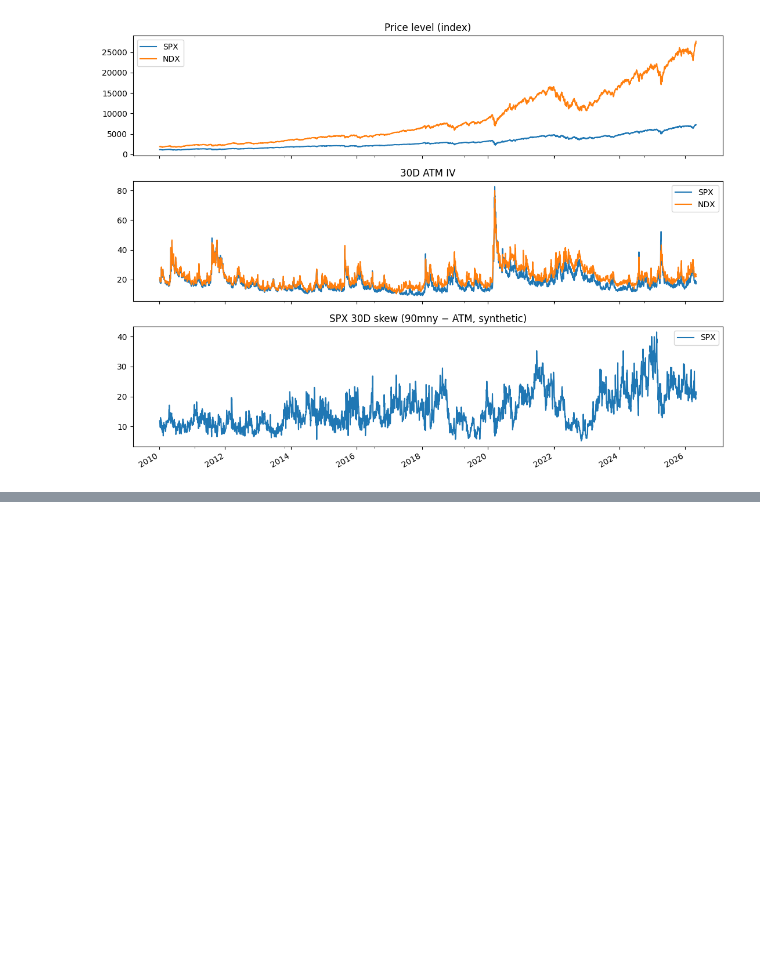
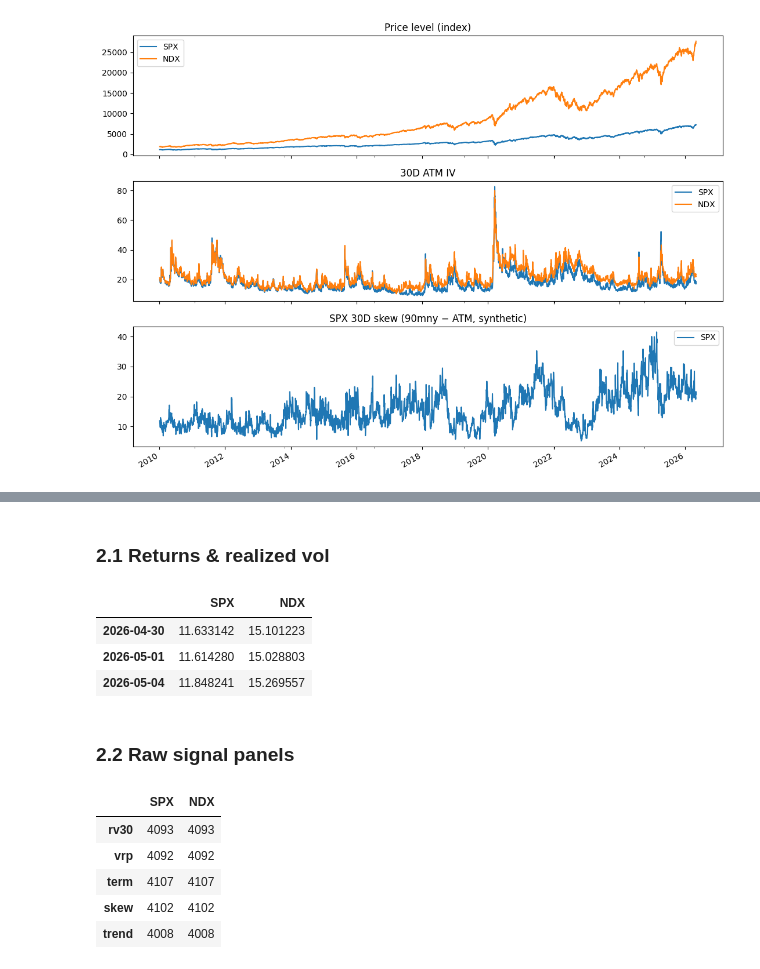
Before and after one commit to AdamMooo/vol-diagnostics, a Jupyter notebook: sleeve_alpha_dev.ipynb, the cells around one changed output, grey strips where cells are left out. Saved outputs shown, nothing was run; the diff lists cells and outputs as text; code cells hidden in the pictures; blank space fills up the shorter version.

```diff
--- a/sleeve_alpha_dev.ipynb
+++ b/sleeve_alpha_dev.ipynb
@@ -211,0 +221,36 @@ All percentile-ranked within causal expanding-window history (no full-sample loo
+# %% [markdown]
+### 2.1 Returns & realized vol
+# %%
+log_ret = np.log(prices_panel / prices_panel.shift(1))
+rv30 = log_ret.rolling(window=21, min_periods=15).std() * np.sqrt(252) * 100  # vol pts
+rv30.tail(3)
+# %% [output]
+|  | SPX | NDX |
+| 2026-04-30 | 11.633142 | 15.101223 |
+| 2026-05-01 | 11.614280 | 15.028803 |
+| 2026-05-04 | 11.848241 | 15.269557 |
+# %% [markdown]
+### 2.2 Raw signal panels
+# %%
+vrp   = iv_panel - rv30
+term  = iv90_panel - iv_panel
+skew  = skew_panel.copy()  # already iv30_90mny - iv30_atm from Section 1
+trend = np.log(prices_panel / prices_panel.rolling(200, min_periods=100).mean())
+dd    = prices_panel / prices_panel.rolling(252, min_periods=100).max() - 1.0
+
+raw_signals = {
+    "rv30":  rv30,
+    "vrp":   vrp,
+    "term":  term,
+    "skew":  skew,
+    "trend": trend,
+    "dd":    dd,
+}
+pd.DataFrame({k: v.notna().sum() for k, v in raw_signals.items()}).T.rename(columns=lambda c: c).head()
+# %% [output]
+|  | SPX | NDX |
+| rv30 | 4093 | 4093 |
+| vrp | 4092 | 4092 |
+| term | 4107 | 4107 |
+| skew | 4102 | 4102 |
+| trend | 4008 | 4008 |
```
Also changed, not shown: parts of 10 cells of this notebook, 1 other file.
